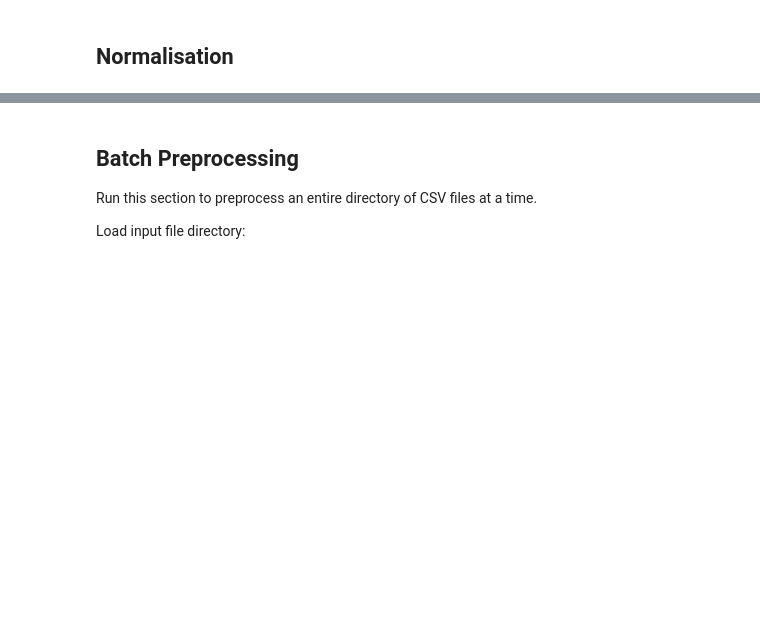
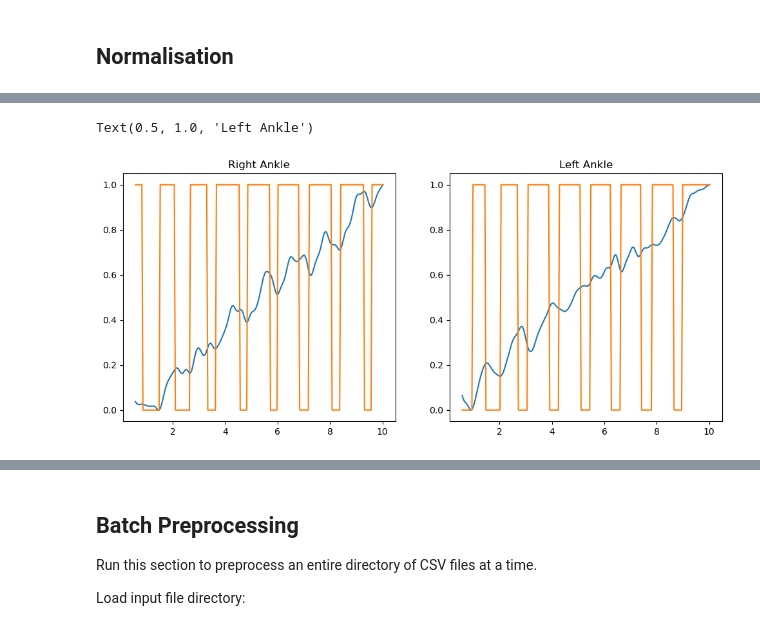
Before and after one commit to GalJackson/Gait-Classification, a Jupyter notebook: preprocessing.ipynb, the cells around one changed output, grey strips where cells are left out. Cells and saved outputs as stored; diff of their text form; code cells hidden in the pictures; blank space fills up the shorter version.

```diff
--- a/preprocessing.ipynb
+++ b/preprocessing.ipynb
@@ -296,0 +388,13 @@ def normalise_keypoints(df):
+# %%
+plt.figure(figsize=(12, 5))
+plt.subplot(1,2,1)
+plt.plot(test_df.time, test_df.RAnkle_y)
+plt.plot(test_df.time, test_df.RAnkle_onfloor)
+plt.title('Right Ankle')
+plt.subplot(1,2,2)
+plt.plot(test_df.time, test_df.LAnkle_y)
+plt.plot(test_df.time, test_df.LAnkle_onfloor)
+plt.title('Left Ankle')
+# %% [output]
+Text(0.5, 1.0, 'Left Ankle')
+[figure, added]
```
Also changed, not shown: parts of 29 cells of this notebook.
